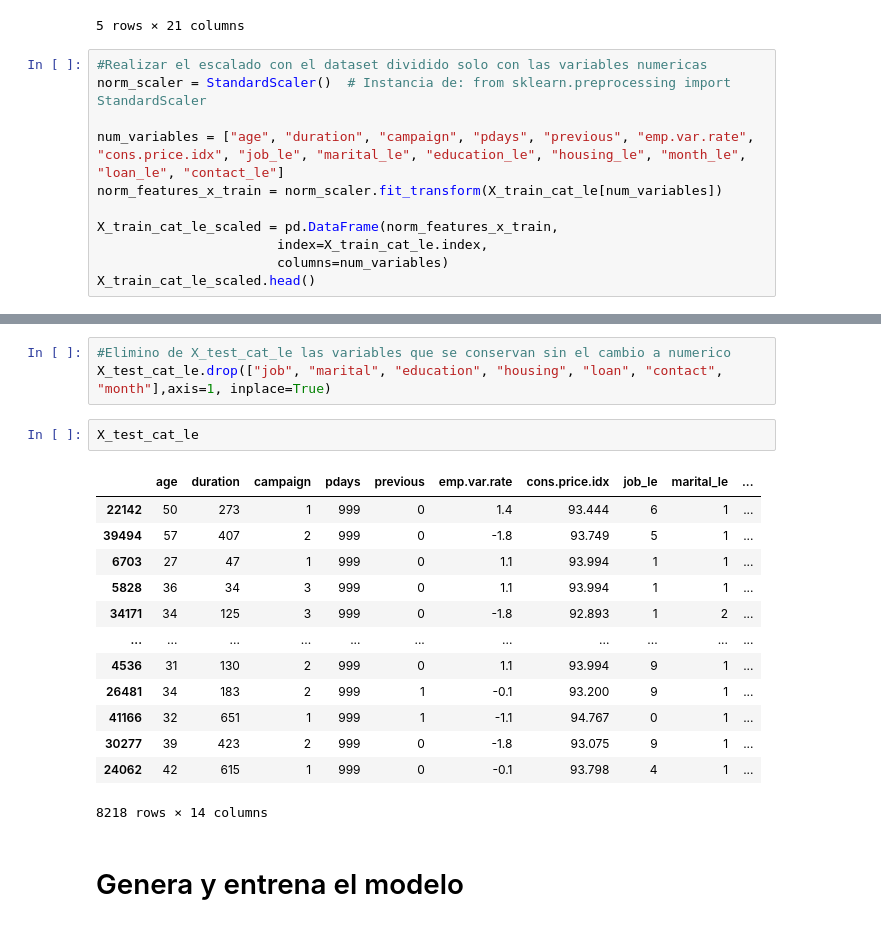
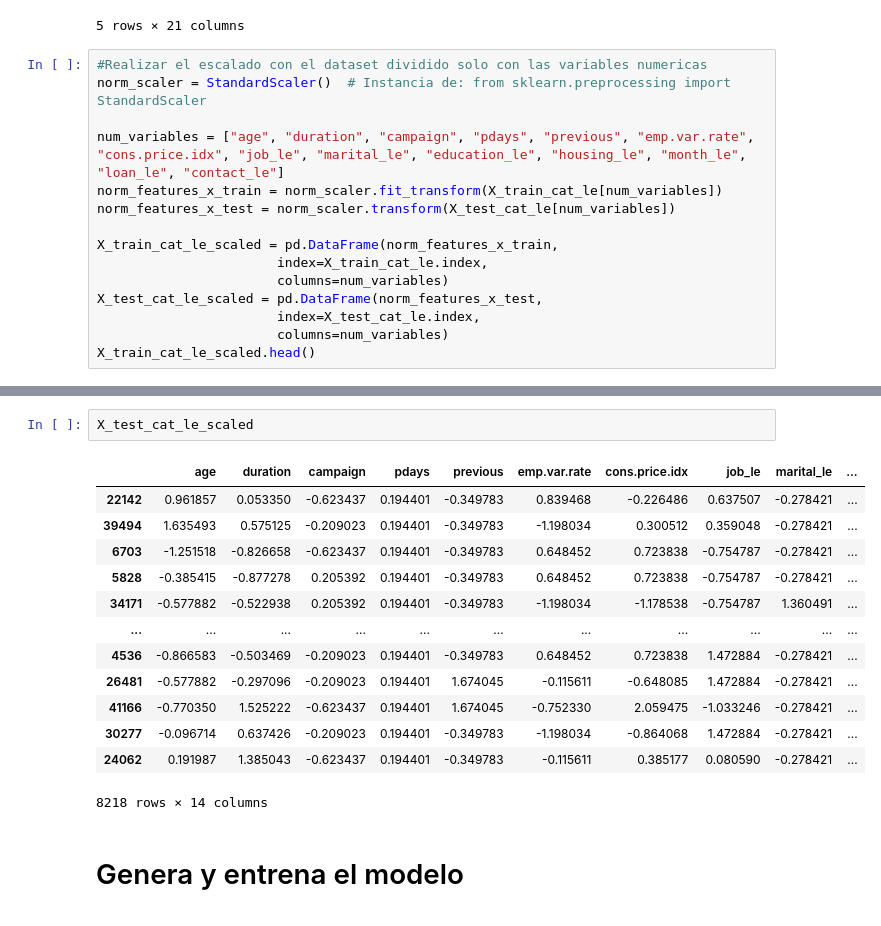
Before and after one commit to Betaniammc/streamlit, a Jupyter notebook: src/01-logistic-regression.ipynb, the cells around one changed output, grey strips where cells are left out. Cells and saved outputs as stored; diff of their text form.

```diff
--- a/src/01-logistic-regression.ipynb
+++ b/src/01-logistic-regression.ipynb
@@ -572,10 +572,14 @@ norm_scaler = StandardScaler()  # Instancia de: from sklearn.preprocessing impor
 
 num_variables = ["age",	"duration",	"campaign",	"pdays", "previous", "emp.var.rate", "cons.price.idx", "job_le", "marital_le", "education_le", "housing_le", "month_le", "loan_le", "contact_le"]
 norm_features_x_train = norm_scaler.fit_transform(X_train_cat_le[num_variables])
+norm_features_x_test = norm_scaler.transform(X_test_cat_le[num_variables])
 
 X_train_cat_le_scaled = pd.DataFrame(norm_features_x_train,
                        index=X_train_cat_le.index,
                        columns=num_variables)
+X_test_cat_le_scaled = pd.DataFrame(norm_features_x_test,
+                       index=X_test_cat_le.index,
+                       columns=num_variables)
 X_train_cat_le_scaled.head()
 # %% [output]
 |  | age | duration | campaign | pdays | previous | emp.var.rate | cons.price.idx | job_le | marital_le | ... |
@@ -584,24 +588,21 @@ X_train_cat_le_scaled.head()
 | 9252 | -0.000480 | -0.752675 | 0.205392 | 0.194401 | -0.349783 | 0.839468 | 1.537661 | -1.033246 | -0.278421 | ... |
 | 20425 | 1.058091 | -0.433380 | -0.209023 | 0.194401 | -0.349783 | 0.839468 | -0.226486 | -0.476328 | -0.278421 | ... |
 | 16633 | -0.192948 | 0.396008 | -0.209023 | 0.194401 | -0.349783 | 0.839468 | 0.592520 | 1.472884 | 1.360491 | ... |
-# %%
-#Elimino de X_test_cat_le las variables que se conservan sin el cambio a numerico
-X_test_cat_le.drop(["job", "marital", "education", "housing", "loan", "contact", "month"],axis=1, inplace=True)
 # %%
-X_test_cat_le
+X_test_cat_le_scaled
 # %% [output]
 |  | age | duration | campaign | pdays | previous | emp.var.rate | cons.price.idx | job_le | marital_le | ... |
-| 22142 | 50 | 273 | 1 | 999 | 0 | 1.4 | 93.444 | 6 | 1 | ... |
-| 39494 | 57 | 407 | 2 | 999 | 0 | -1.8 | 93.749 | 5 | 1 | ... |
-| 6703 | 27 | 47 | 1 | 999 | 0 | 1.1 | 93.994 | 1 | 1 | ... |
-| 5828 | 36 | 34 | 3 | 999 | 0 | 1.1 | 93.994 | 1 | 1 | ... |
-| 34171 | 34 | 125 | 3 | 999 | 0 | -1.8 | 92.893 | 1 | 2 | ... |
+| 22142 | 0.961857 | 0.053350 | -0.623437 | 0.194401 | -0.349783 | 0.839468 | -0.226486 | 0.637507 | -0.278421 | ... |
+| 39494 | 1.635493 | 0.575125 | -0.209023 | 0.194401 | -0.349783 | -1.198034 | 0.300512 | 0.359048 | -0.278421 | ... |
+| 6703 | -1.251518 | -0.826658 | -0.623437 | 0.194401 | -0.349783 | 0.648452 | 0.723838 | -0.754787 | -0.278421 | ... |
+| 5828 | -0.385415 | -0.877278 | 0.205392 | 0.194401 | -0.349783 | 0.648452 | 0.723838 | -0.754787 | -0.278421 | ... |
+| 34171 | -0.577882 | -0.522938 | 0.205392 | 0.194401 | -0.349783 | -1.198034 | -1.178538 | -0.754787 | 1.360491 | ... |
 | ... | ... | ... | ... | ... | ... | ... | ... | ... | ... | ... |
-| 4536 | 31 | 130 | 2 | 999 | 0 | 1.1 | 93.994 | 9 | 1 | ... |
-| 26481 | 34 | 183 | 2 | 999 | 1 | -0.1 | 93.200 | 9 | 1 | ... |
-| 41166 | 32 | 651 | 1 | 999 | 1 | -1.1 | 94.767 | 0 | 1 | ... |
-| 30277 | 39 | 423 | 2 | 999 | 0 | -1.8 | 93.075 | 9 | 1 | ... |
-| 24062 | 42 | 615 | 1 | 999 | 0 | -0.1 | 93.798 | 4 | 1 | ... |
+| 4536 | -0.866583 | -0.503469 | -0.209023 | 0.194401 | -0.349783 | 0.648452 | 0.723838 | 1.472884 | -0.278421 | ... |
+| 26481 | -0.577882 | -0.297096 | -0.209023 | 0.194401 | 1.674045 | -0.115611 | -0.648085 | 1.472884 | -0.278421 | ... |
+| 41166 | -0.770350 | 1.525222 | -0.623437 | 0.194401 | 1.674045 | -0.752330 | 2.059475 | -1.033246 | -0.278421 | ... |
+| 30277 | -0.096714 | 0.637426 | -0.209023 | 0.194401 | -0.349783 | -1.198034 | -0.864068 | 1.472884 | -0.278421 | ... |
+| 24062 | 0.191987 | 1.385043 | -0.623437 | 0.194401 | -0.349783 | -0.115611 | 0.385177 | 0.080590 | -0.278421 | ... |
 8218 rows × 14 columns
 # %% [markdown]
 # Genera y entrena el modelo
```
Also changed, not shown: parts of 8 cells of this notebook.
